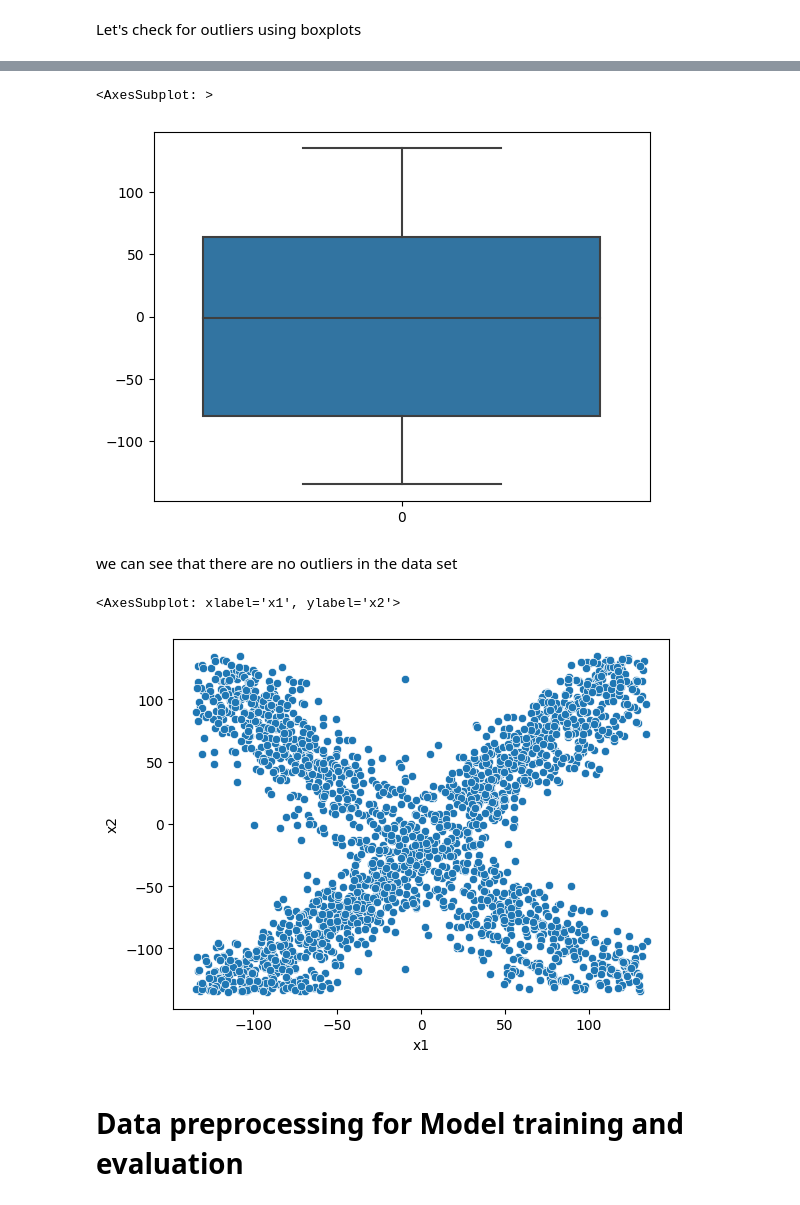
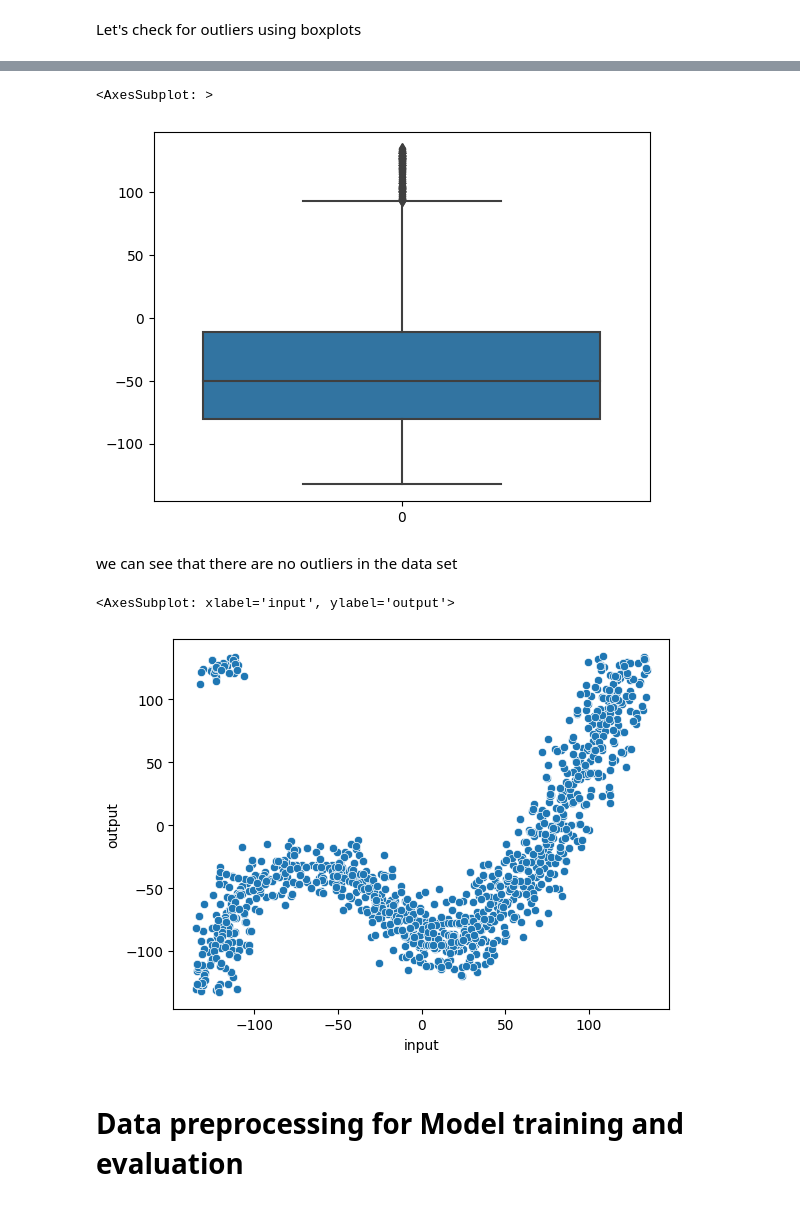
Before and after one commit to Sakshi27m/Innomatics-Data-Science-Hackathon, a Jupyter notebook: sakshi.ipynb, the cells around one changed output, grey strips where cells are left out. Saved outputs shown, nothing was run; the diff lists cells and outputs as text; code cells hidden in the pictures.

```diff
--- a/sakshi.ipynb
+++ b/sakshi.ipynb
@@ -8,7 +8,7 @@ import seaborn as sns
 # %% [markdown]
 # Importing the dataset
 # %%
-df = pd.read_csv("data.csv")
+df = pd.read_csv("dataframe_.csv")
 # %%
 df.shape
 # %% [output]
@@ -81,5 +79,5 @@ df1['x2'].quantile(0.999)
 # %%
-df2 = df1[df1['x2'] <= 135]
+df2 = df1[df1['output'] <= 135]
 # %%
 df2.describe()
 # %% [output]
@@ -102,15 +100,15 @@ sns.boxplot(df2['x1'])
 # %%
-sns.boxplot(df2['x2'])
+sns.boxplot(df2['output'])
 # %% [output]
 <AxesSubplot: >
-[figure, old version]
+[figure, new version]
 # %% [markdown]
 we can see that there are no outliers in the data set
 # %%
-sns.scatterplot(x=df2['x1'], y=df2['x2'])
+sns.scatterplot(x=df2['input'], y=df2['output'])
 # %% [output]
-<AxesSubplot: xlabel='x1', ylabel='x2'>
+<AxesSubplot: xlabel='input', ylabel='output'>
-[figure, old version]
+[figure, new version]
 # %% [markdown]
 # Data preprocessing for Model training and evaluation
 # %%
```
Also changed, not shown: parts of 15 cells of this notebook.
